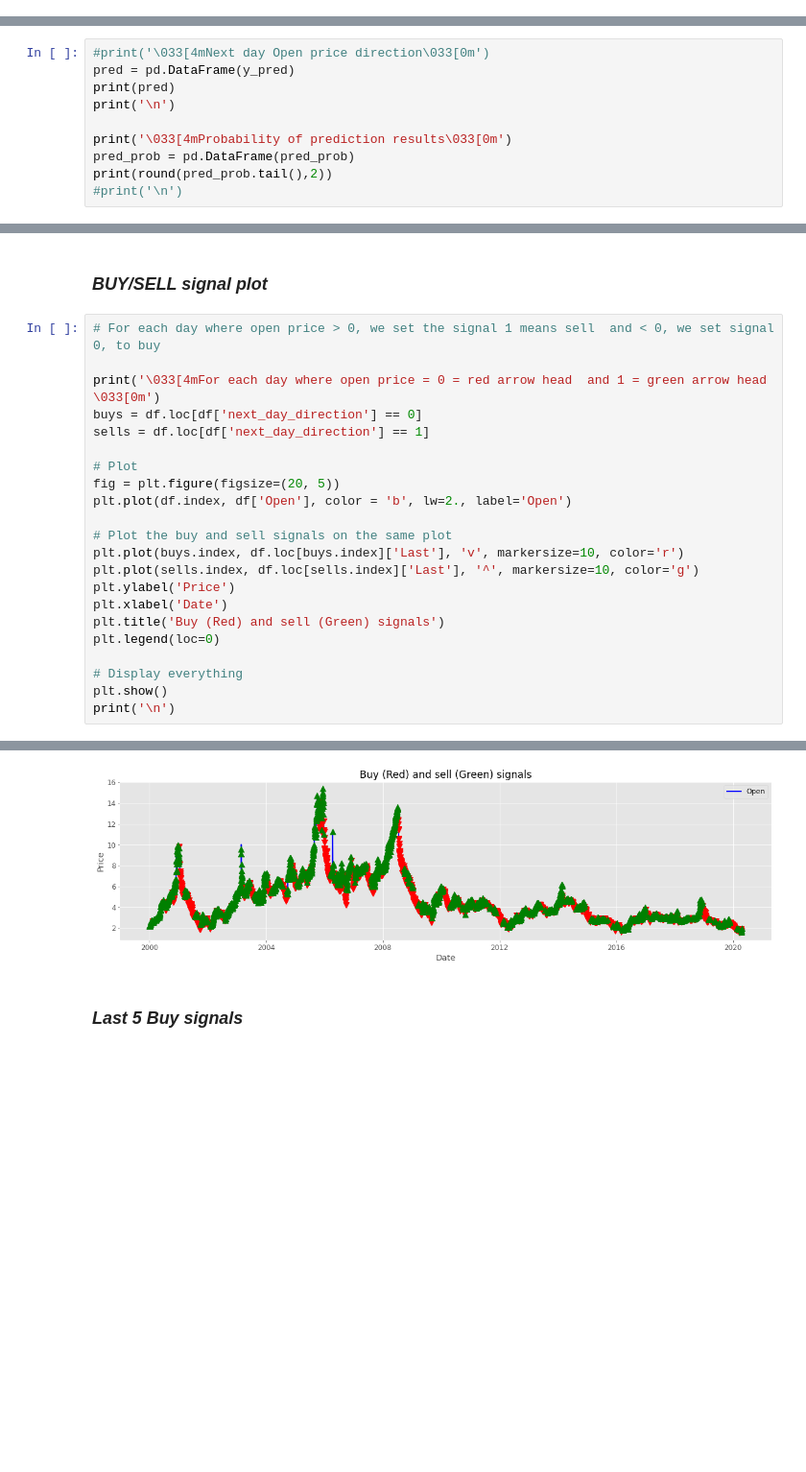
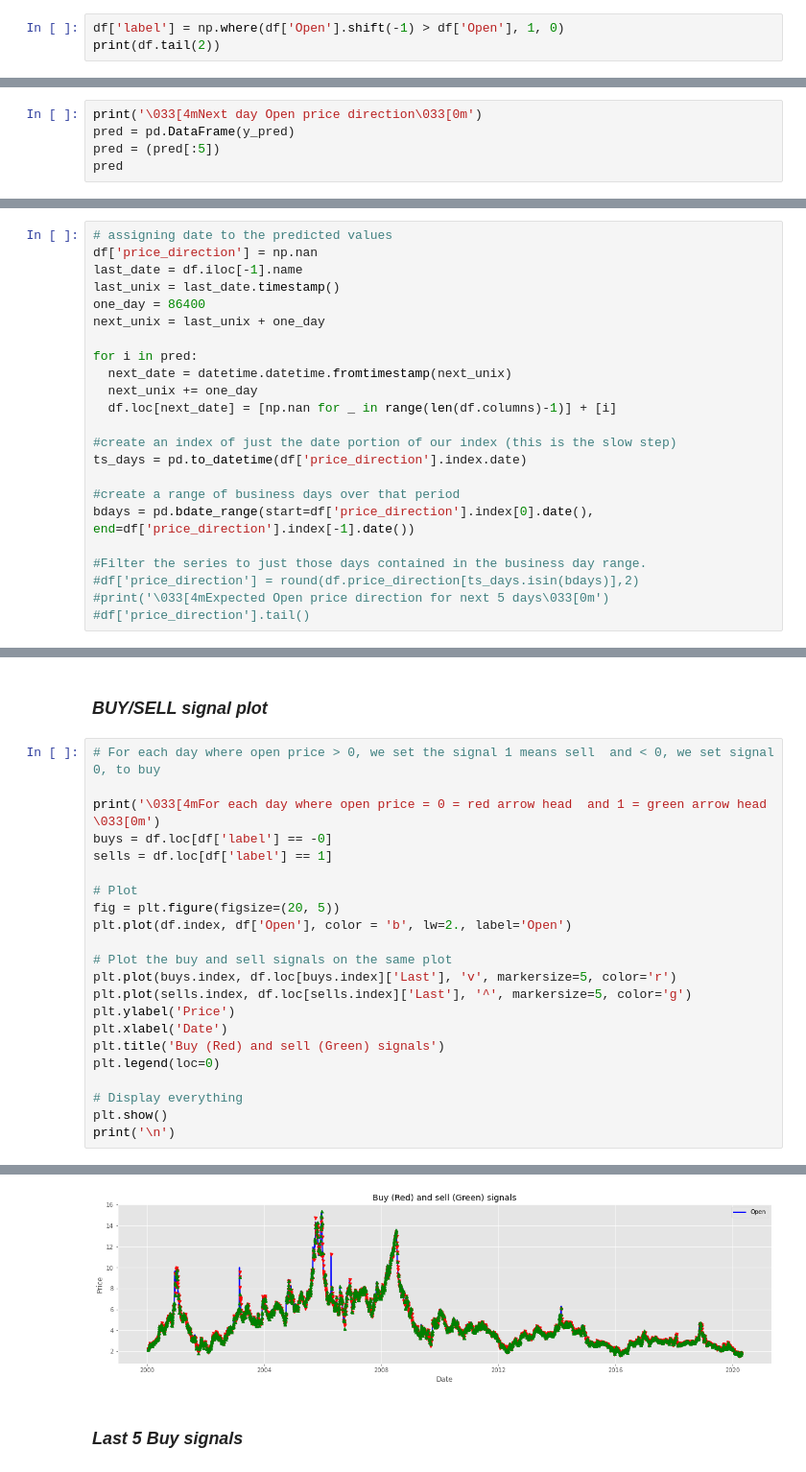
Before and after one commit to saritmaitra/Natural-Gas-Prediction-Model, a Jupyter notebook: Sarit.ipynb, the cells around one changed output, grey strips where cells are left out. Shown at 96% size. Saved outputs shown, nothing was run; the diff lists cells and outputs as text; blank space fills up the shorter version.

```diff
--- a/Sarit.ipynb
+++ b/Sarit.ipynb
@@ -1253,0 +1198,3 @@ Name: next_day_direction, Length: 5088, dtype: int64
+# %%
+df['label'] = np.where(df['Open'].shift(-1) > df['Open'], 1, 0)
+print(df.tail(2))
@@ -1538,11 +1501,6 @@ Area under ROC curve: 94.12%
 # %%
-#print('\033[4mNext day Open price direction\033[0m')
+print('\033[4mNext day Open price direction\033[0m')
 pred = pd.DataFrame(y_pred)
-print(pred)
-print('\n')
-
-print('\033[4mProbability of prediction results\033[0m')
-pred_prob = pd.DataFrame(pred_prob)
-print(round(pred_prob.tail(),2))
-#print('\n')
+pred = (pred[:5])
+pred
 # %% [output]
@@ -1573,0 +1517,23 @@ Probability of prediction results
+# %%
+# assigning date to the predicted values
+df['price_direction'] = np.nan
+last_date = df.iloc[-1].name
+last_unix = last_date.timestamp()
+one_day = 86400
+next_unix = last_unix + one_day
+
+for i in pred:
+  next_date = datetime.datetime.fromtimestamp(next_unix)
+  next_unix += one_day
+  df.loc[next_date] = [np.nan for _ in range(len(df.columns)-1)] + [i]
+
+#create an index of just the date portion of our index (this is the slow step)
+ts_days = pd.to_datetime(df['price_direction'].index.date)
+
+#create a range of business days over that period
+bdays = pd.bdate_range(start=df['price_direction'].index[0].date(), end=df['price_direction'].index[-1].date())
+
+#Filter the series to just those days contained in the business day range.
+#df['price_direction'] = round(df.price_direction[ts_days.isin(bdays)],2)
+#print('\033[4mExpected Open price direction for next 5 days\033[0m')
+#df['price_direction'].tail()
@@ -1576,28 +1574,28 @@ Probability of prediction results
 # %%
 # For each day where open price > 0, we set the signal 1 means sell  and < 0, we set signal 0, to buy
 
 print('\033[4mFor each day where open price = 0 = red arrow head  and 1 = green arrow head \033[0m')
-buys = df.loc[df['next_day_direction'] == 0]
-sells = df.loc[df['next_day_direction'] == 1]
+buys = df.loc[df['label'] == -0]
+sells = df.loc[df['label'] == 1]
 
 # Plot
 fig = plt.figure(figsize=(20, 5))
 plt.plot(df.index, df['Open'], color = 'b', lw=2., label='Open')
 
 # Plot the buy and sell signals on the same plot
-plt.plot(buys.index, df.loc[buys.index]['Last'], 'v', markersize=10, color='r')
-plt.plot(sells.index, df.loc[sells.index]['Last'], '^', markersize=10, color='g')
+plt.plot(buys.index, df.loc[buys.index]['Last'], 'v', markersize=5, color='r')
+plt.plot(sells.index, df.loc[sells.index]['Last'], '^', markersize=5, color='g')
 plt.ylabel('Price')
 plt.xlabel('Date')
 plt.title('Buy (Red) and sell (Green) signals')
 plt.legend(loc=0)
 
 # Display everything
 plt.show()
 print('\n')
 # %% [output]
 For each day where open price = 0 = red arrow head  and 1 = green arrow head
-[figure, old version]
+[figure, new version]
 # %% [markdown]
 ### ***Last 5 Buy signals***
 # %%
```
Also changed, not shown: parts of 131 cells of this notebook.
